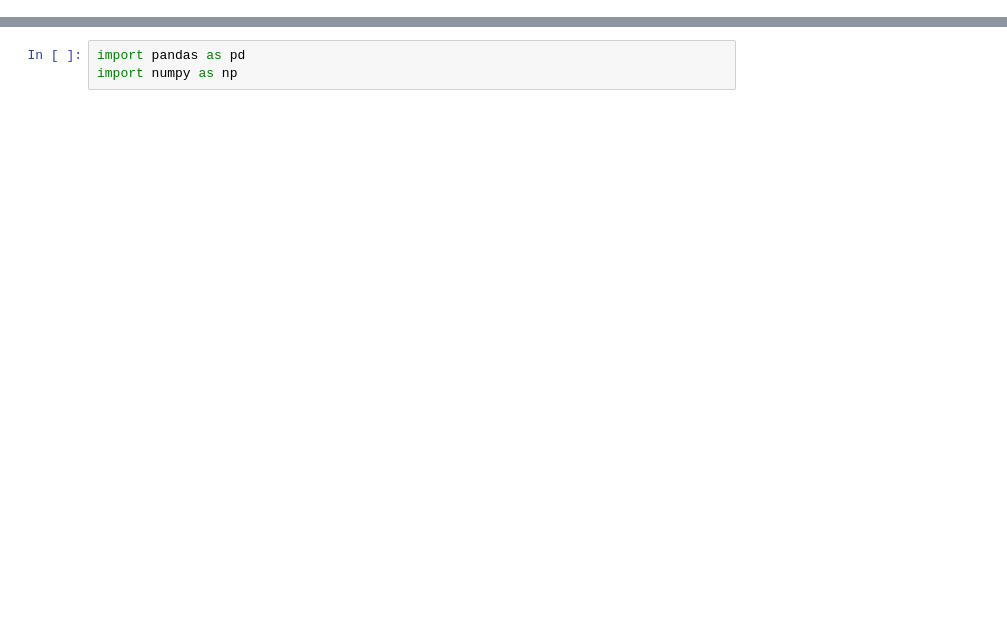
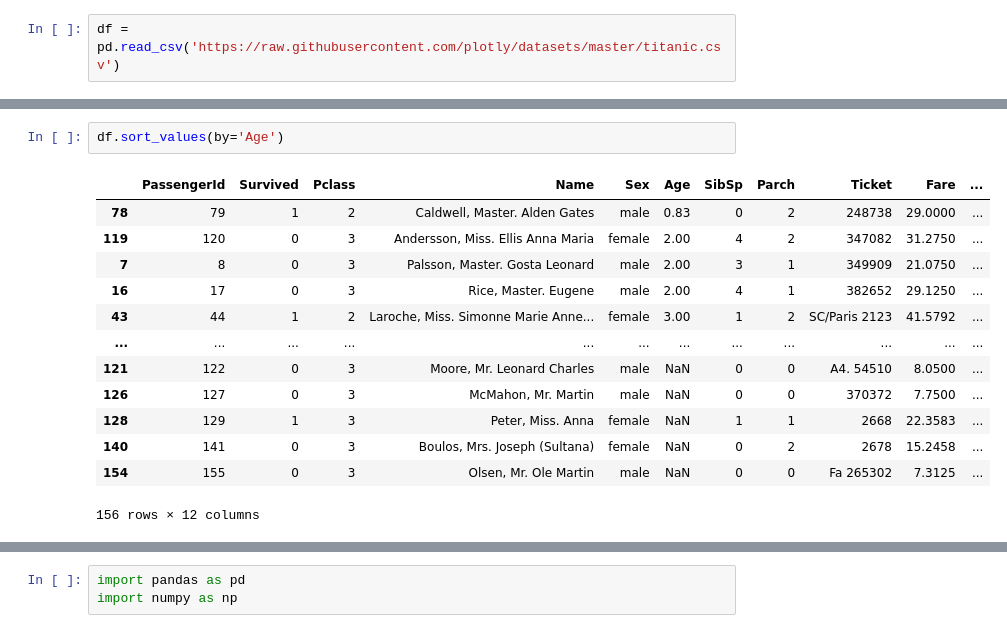
Before and after one commit to amanovishnu/EDA-Datasets, a Jupyter notebook: Untitled.ipynb, the cells around one changed output, grey strips where cells are left out. Saved outputs shown, nothing was run; the diff lists cells and outputs as text; blank space fills up the shorter version.

```diff
--- a/Untitled.ipynb
+++ b/Untitled.ipynb
@@ -0,0 +7,2 @@
+# %%
+df = pd.read_csv('https://raw.githubusercontent.com/plotly/datasets/master/titanic.csv')
@@ -0,0 +217,16 @@
+# %%
+df.sort_values(by='Age')
+# %% [output]
+|  | PassengerId | Survived | Pclass | Name | Sex | Age | SibSp | Parch | Ticket | Fare | ... |
+| 78 | 79 | 1 | 2 | Caldwell, Master. Alden Gates | male | 0.83 | 0 | 2 | 248738 | 29.0000 | ... |
+| 119 | 120 | 0 | 3 | Andersson, Miss. Ellis Anna Maria | female | 2.00 | 4 | 2 | 347082 | 31.2750 | ... |
+| 7 | 8 | 0 | 3 | Palsson, Master. Gosta Leonard | male | 2.00 | 3 | 1 | 349909 | 21.0750 | ... |
+| 16 | 17 | 0 | 3 | Rice, Master. Eugene | male | 2.00 | 4 | 1 | 382652 | 29.1250 | ... |
+| 43 | 44 | 1 | 2 | Laroche, Miss. Simonne Marie Anne... | female | 3.00 | 1 | 2 | SC/Paris 2123 | 41.5792 | ... |
+| ... | ... | ... | ... | ... | ... | ... | ... | ... | ... | ... | ... |
+| 121 | 122 | 0 | 3 | Moore, Mr. Leonard Charles | male | NaN | 0 | 0 | A4. 54510 | 8.0500 | ... |
+| 126 | 127 | 0 | 3 | McMahon, Mr. Martin | male | NaN | 0 | 0 | 370372 | 7.7500 | ... |
+| 128 | 129 | 1 | 3 | Peter, Miss. Anna | female | NaN | 1 | 1 | 2668 | 22.3583 | ... |
+| 140 | 141 | 0 | 3 | Boulos, Mrs. Joseph (Sultana) | female | NaN | 0 | 2 | 2678 | 15.2458 | ... |
+| 154 | 155 | 0 | 3 | Olsen, Mr. Ole Martin | male | NaN | 0 | 0 | Fa 265302 | 7.3125 | ... |
+156 rows × 12 columns
```
Also changed, not shown: parts of 71 cells of this notebook, 5 other files.
